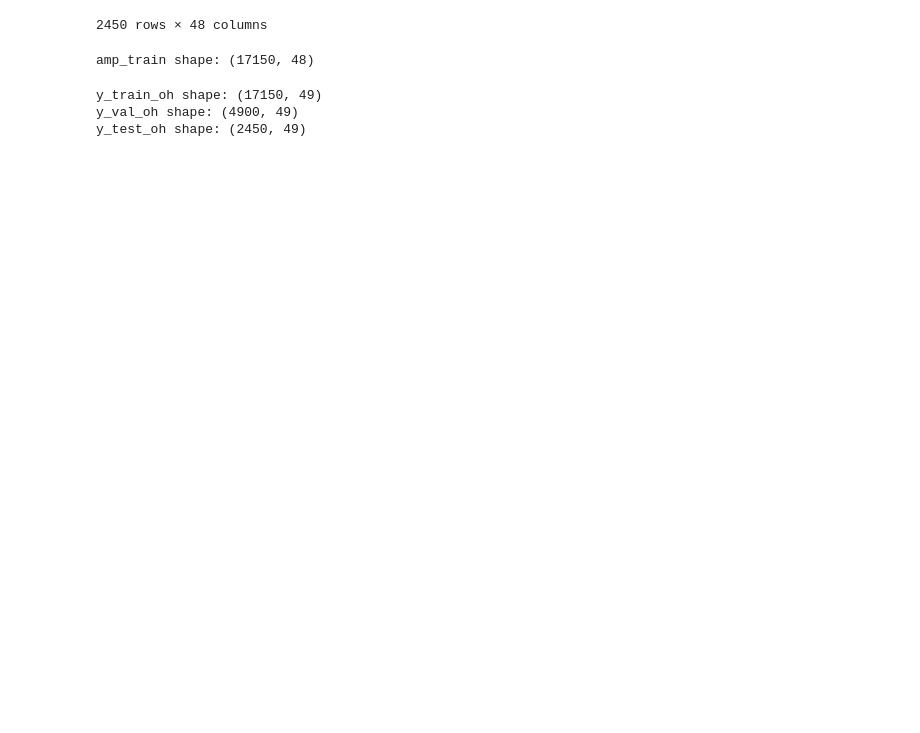
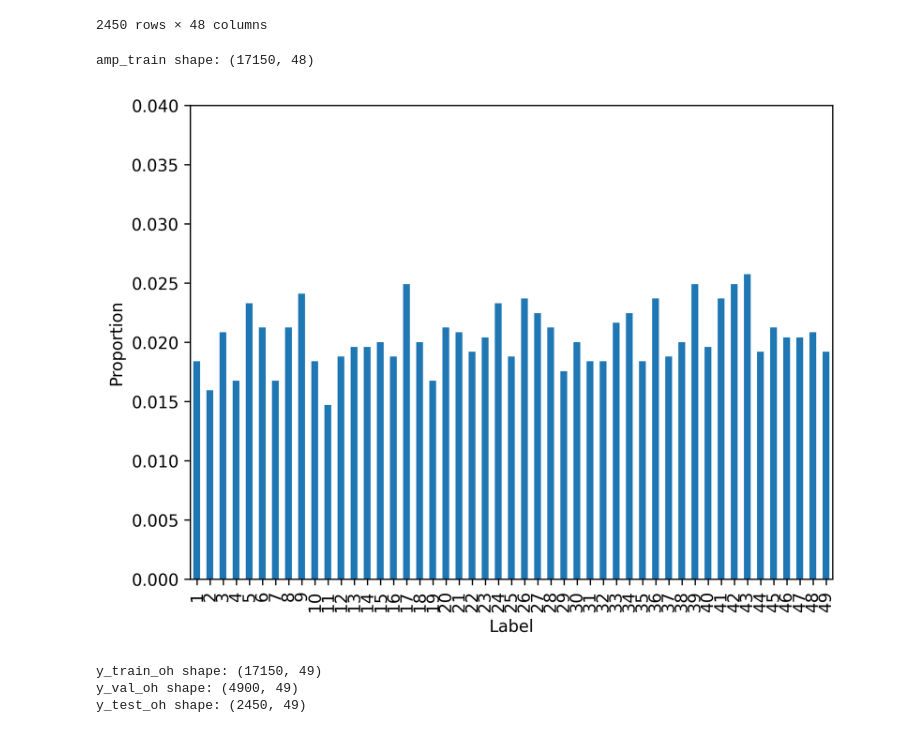
Before and after one commit to kuku000/csi_tool, a Jupyter notebook: model_CNN/rssicsi_train.ipynb, the cells around one changed output. Cells and saved outputs as stored; diff of their text form; code cells hidden in the pictures; blank space fills up the shorter version.

```diff
--- a/model_CNN/rssicsi_train.ipynb
+++ b/model_CNN/rssicsi_train.ipynb
@@ -433,6 +441,19 @@ amp_test
 print("amp_train shape:", amp_train.shape)
 # %% [output]
 amp_train shape: (17150, 48)
+# %%
+import matplotlib.pyplot as plt
+
+plt.figure(dpi=300)
+vc_prop = y_test_series.value_counts(normalize=True).sort_index()
+ax = vc_prop.plot(kind='bar')
+ax.set_ylim([0, 0.04])  # 依實際比例調
+plt.xlabel('Label')
+plt.ylabel('Proportion')
+plt.tight_layout()
+plt.show()
+# %% [output]
+[figure, added]
 # %%
 encoder = OneHotEncoder(sparse_output=False)
 y_train_oh = encoder.fit_transform(np.array(y_train).reshape(-1, 1))
```
Also changed, not shown: parts of 6 cells of this notebook, 3 other files.
